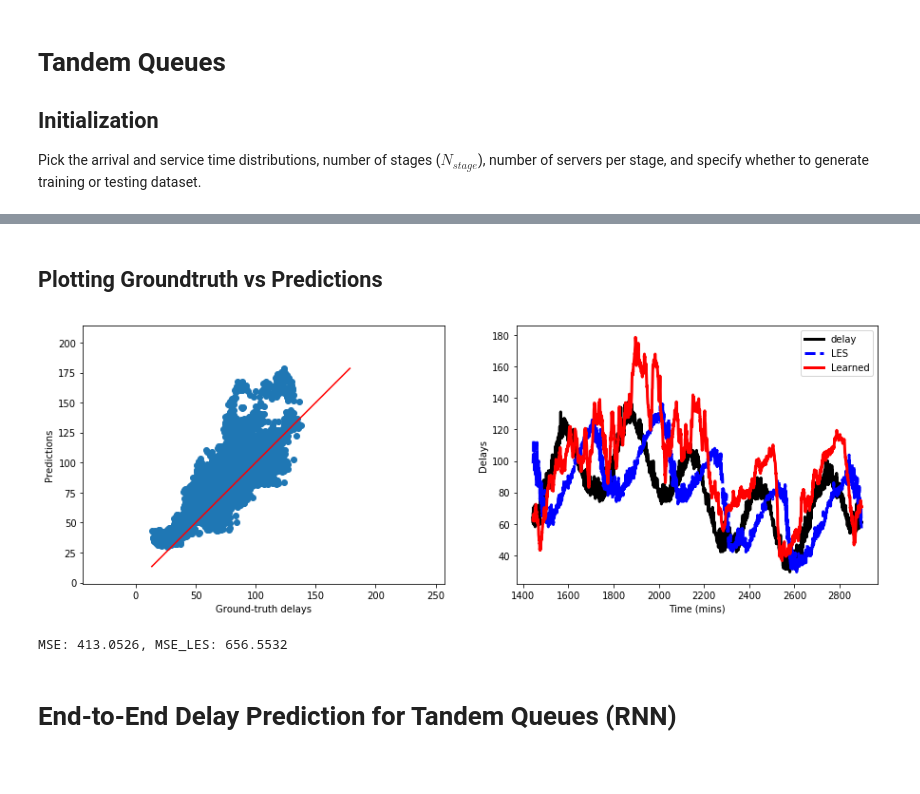
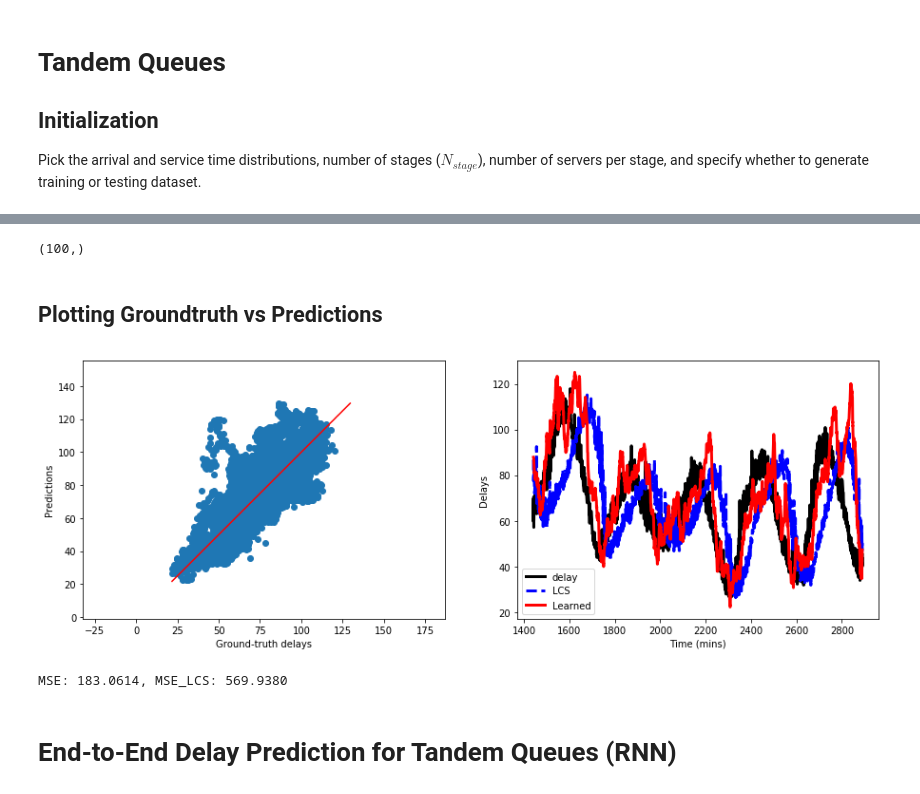
Before and after one commit to majidraeis/DelayDensityPrediction_MDN, a Jupyter notebook: MultiStageQueue.ipynb, the cells around one changed output, grey strips where cells are left out. Saved outputs shown, nothing was run; the diff lists cells and outputs as text; code cells hidden in the pictures.

```diff
--- a/MultiStageQueue.ipynb
+++ b/MultiStageQueue.ipynb
@@ -290,7 +294,7 @@ training = False #@param {type:"boolean"}
 # %%
 # training = 0 # set to one(zero) for generating training(test) data
 rho = 0.95
-TotHistLength = 5
+TotHistLength = 10
 N = N_stage*[N_server]
 mean_Ts = 1*np.ones(N_stage)
 mean_Ta = mean_Ts[0] / (N[0] * rho)
@@ -514,40 +540,28 @@ Ta_train = dataSet[:, 0]
 Tot_LCS_train = dataSet[:, -TotHistLength:]
 dataSet = dataSet[:, :-TotHistLength]
 dataSet = dataSet[:, -(feature_num * TotHistLength+1):]
-# preparing data for learning pairs of (delay, arrival time, ...)
-temp = np.zeros((dataSet.shape[0], feature_num * TotHistLength))
-for k in range(feature_num):
-    temp[:, range(k, feature_num * TotHistLength, feature_num)] = dataSet[:, k*TotHistLength:TotHistLength*(k+1)]
-dataSet[:, -(feature_num * TotHistLength+1):-1] = temp
-# picking a history of length #delayHistLength customers with #future_step ahead
-dataSet = np.hstack((dataSet[:, -feature_num * delayHistLength - ((future_step-1) * feature_num + 1): - ((future_step-1) * feature_num + 1)], dataSet[:, -1].reshape(-1, 1)))
+# picking a history of length #delayHistLength customers with #pred_step ahead
+# dataSet = np.hstack((dataSet[:, -feature_num * delayHistLength - ((pred_step-1) * feature_num + 1):
+#                              - ((pred_step-1) * feature_num + 1)], dataSet[:, -1].reshape(-1, 1)))
 
 testdata = np.genfromtxt(data_directory+'/DelayPredTestdata.csv', delimiter=',')  # with arrival times
 Ta_test = testdata[:, 0]  # arrival times
 Tot_LCS_test = testdata[:, -TotHistLength:]
 testdata = testdata[:, :-TotHistLength]
 testdata = testdata[:, -(feature_num * TotHistLength+1):]
-# preparing data for learning pairs of (delay, arrival time)
-temp = np.zeros((testdata.shape[0], feature_num * TotHistLength))
-for k in range(feature_num):
-    temp[:, range(k, feature_num * TotHistLength, feature_num)] = testdata[:, k*TotHistLength:TotHistLength*(k+1)]
-testdata[:, -(feature_num * TotHistLength+1):-1] = temp
-# preparing for predicting #future_step ahead predictions
-testdata = np.hstack((testdata[:, -feature_num * delayHistLength - ((future_step-1) * feature_num + 1): - ((future_step-1) * feature_num + 1)], testdata[:, -1].reshape(-1, 1)))
+# preparing for predicting #pred_step ahead predictions
+# testdata = np.hstack((testdata[:, -feature_num * delayHistLength - ((pred_step-1) * feature_num + 1):
+#                                - ((pred_step-1) * feature_num + 1)], testdata[:, -1].reshape(-1, 1)))
 
 samplePath = np.genfromtxt(data_directory+'/samplePath.csv', delimiter=',')
 # preparing data for learning pairs of (delay, arrival time)
 Ta_samp = samplePath[:, 0]
 Tot_LCS_sample = samplePath[:, -TotHistLength:]
 samplePath = samplePath[:, :-TotHistLength]
-temp0 = samplePath[:, -(feature_num * TotHistLength+1):-1]
-temp = np.zeros_like(temp0)
-for k in range(feature_num):
-    temp[:, range(k, feature_num * TotHistLength, feature_num)] = temp0[:, k*TotHistLength:TotHistLength*(k+1)]
-samplePath[:, -(feature_num * TotHistLength+1):-1] = temp
-# preparing for predicting #future_step ahead predictions
-samplePath = np.hstack((samplePath[:, -feature_num * delayHistLength - ((future_step-1) * feature_num + 1): - ((future_step-1) * feature_num + 1)]
-                        , samplePath[:, -1].reshape(-1, 1)))
+samplePath = samplePath[:, -(feature_num * TotHistLength+1):]
+# preparing for predicting #pred_step ahead predictions
+# samplePath = np.hstack((samplePath[:, -feature_num * delayHistLength - ((pred_step-1) * feature_num + 1):
+#                                    - ((pred_step-1) * feature_num + 1)], samplePath[:, -1].reshape(-1, 1)))
 # %%
 fig = plt.figure()
 nbins = 30
@@ -588,7 +615,7 @@ for learning_rate in learning_rate_range:
     if not os.path.exists(model_directory):
         os.makedirs(model_directory)
 
-    if learning:
+    if training:
         model = build_model(learning_rate)
         # Training
         # The patience parameter is the amount of epochs to check for improvement
@@ -631,37 +675,41 @@ Loaded model from disk
+# %%
+np.shape(mean)
+# %% [output]
+(100,)
 # %% [markdown]
 ## Plotting Groundtruth vs Predictions
 # %%
 train_len = np.shape(train_data)[0]
 test_len = np.shape(test_data)[0]
 # -----------SCATTER PLOT FOR PREDICTIOMNS-----------
 test_pred = model.predict(test_data)
 min_range, max_range = min(min(test_labels), min(test_pred)), max(max(test_labels), max(test_pred))
 fig = plt.figure(figsize=(15,5))
 ax = plt.subplot(121)
 plt.scatter(test_labels, test_pred)
 plt.xlabel('Ground-truth delays')
 plt.ylabel('Predictions')
 plt.axis('equal')
 plt.xlim([-1, 1.2 * max_range])
 plt.ylim([-1, 1.2 * max_range])
 plt.plot([min_range, max_range], [min_range, max_range], 'r')
 # ----------------------PLOTTING A SAMPLE PATH----------------------------
 samplePath_predictions = model.predict(samplePath_inp)
 plt.subplot(122)
 plt.plot(Ta_samp, samplePath[:, -1], c='k', lw=3., label='delay')
-plt.plot(Ta_samp, Tot_LCS_sample[:, 0], c='b', lw=3., ls='--', label='LES')
+plt.plot(Ta_samp, Tot_LCS_sample[:, 0], c='b', lw=3., ls='--', label='LCS')
 plt.plot(Ta_samp, samplePath_predictions, c='r', lw=3., label='Learned')
 plt.legend()
 plt.xlabel('Time (mins)')
 plt.ylabel('Delays')
 plt.show()
 # ----------------------Comparing the efficiency of LES and RNN model------
 MSE = mean_squared_error(test_labels, test_pred)
-MSE_LES = mean_squared_error(test_labels, Tot_LCS_test[:, 0])
-print("MSE: %7.4f, MSE_LES: %7.4f" %(MSE, MSE_LES))
+MSE_LCS = mean_squared_error(test_labels, Tot_LCS_test[:, 0])
+print("MSE: %7.4f, MSE_LCS: %7.4f" %(MSE, MSE_LCS))
 # %% [output]
-[figure, old version]
+[figure, new version]
-MSE: 413.0526, MSE_LES: 656.5532
+MSE: 183.0614, MSE_LCS: 569.9380
 # %% [markdown]
 # End-to-End Delay Prediction for Tandem Queues (RNN)
 # %% [markdown]
```
Also changed, not shown: parts of 36 cells of this notebook.
